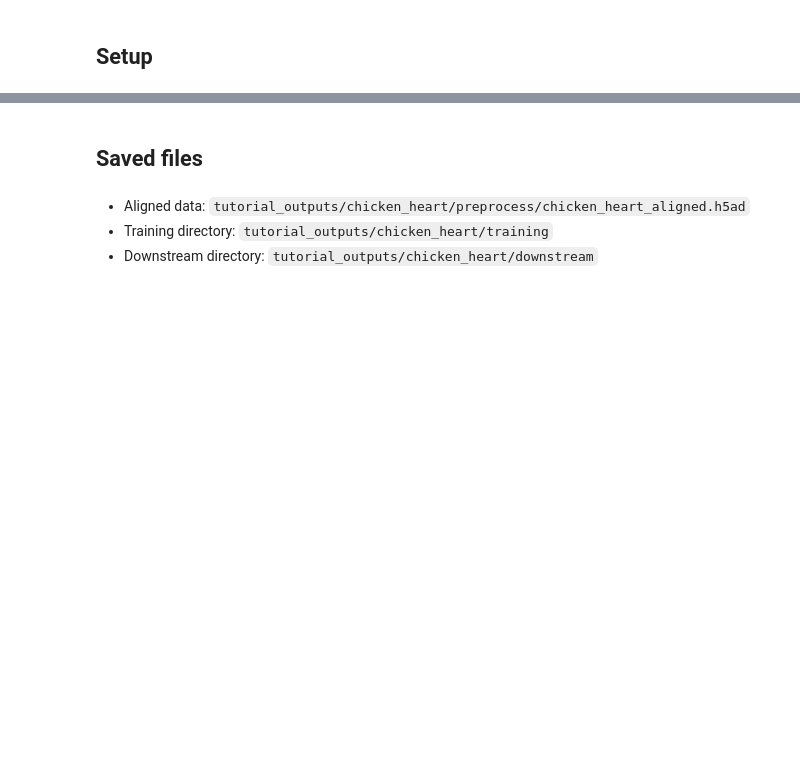
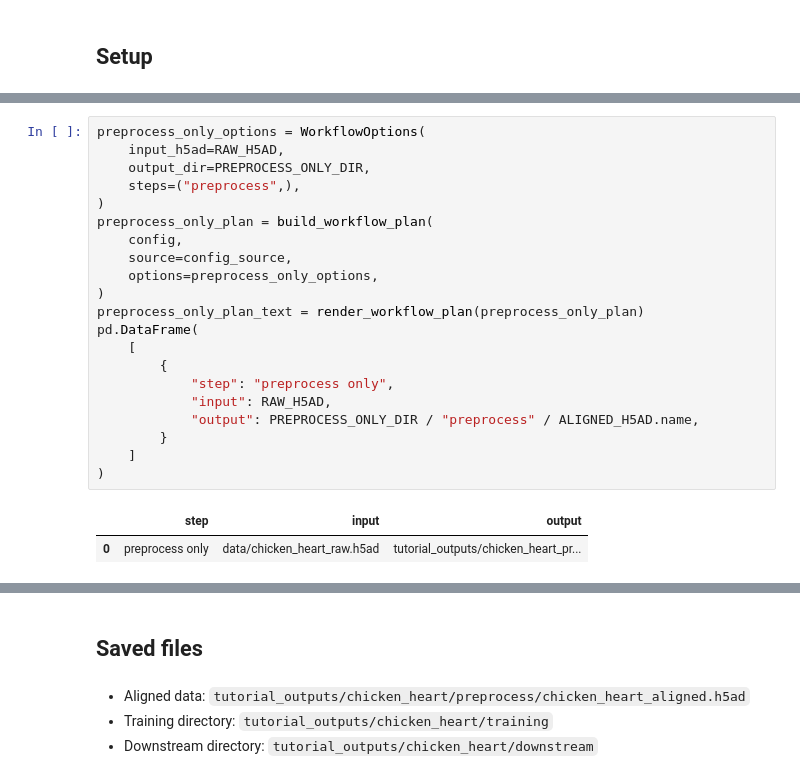
Before and after one commit to zhenyiizhang/cytobridge-spatial, a Jupyter notebook: docs/tutorials/dataset_workflows/chicken_heart.ipynb, the cells around one changed output, grey strips where cells are left out. Saved outputs shown, nothing was run; the diff lists cells and outputs as text; blank space fills up the shorter version.

```diff
--- a/docs/tutorials/dataset_workflows/chicken_heart.ipynb
+++ b/docs/tutorials/dataset_workflows/chicken_heart.ipynb
@@ -333,0 +248,24 @@ The velocity arrays and plots are reproducible; the code that assembled the curr
+# %%
+preprocess_only_options = WorkflowOptions(
+    input_h5ad=RAW_H5AD,
+    output_dir=PREPROCESS_ONLY_DIR,
+    steps=("preprocess",),
+)
+preprocess_only_plan = build_workflow_plan(
+    config,
+    source=config_source,
+    options=preprocess_only_options,
+)
+preprocess_only_plan_text = render_workflow_plan(preprocess_only_plan)
+pd.DataFrame(
+    [
+        {
+            "step": "preprocess only",
+            "input": RAW_H5AD,
+            "output": PREPROCESS_ONLY_DIR / "preprocess" / ALIGNED_H5AD.name,
+        }
+    ]
+)
+# %% [output]
+|  | step | input | output |
+| 0 | preprocess only | data/chicken_heart_raw.h5ad | tutorial_outputs/chicken_heart_pr... |
```
Also changed, not shown: parts of 44 cells of this notebook, 50 other files.
